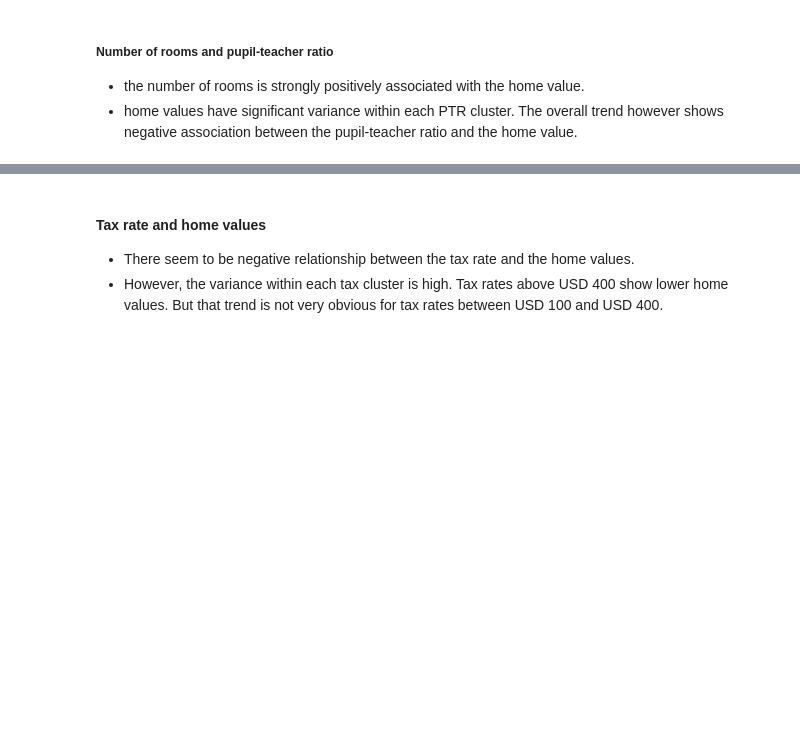
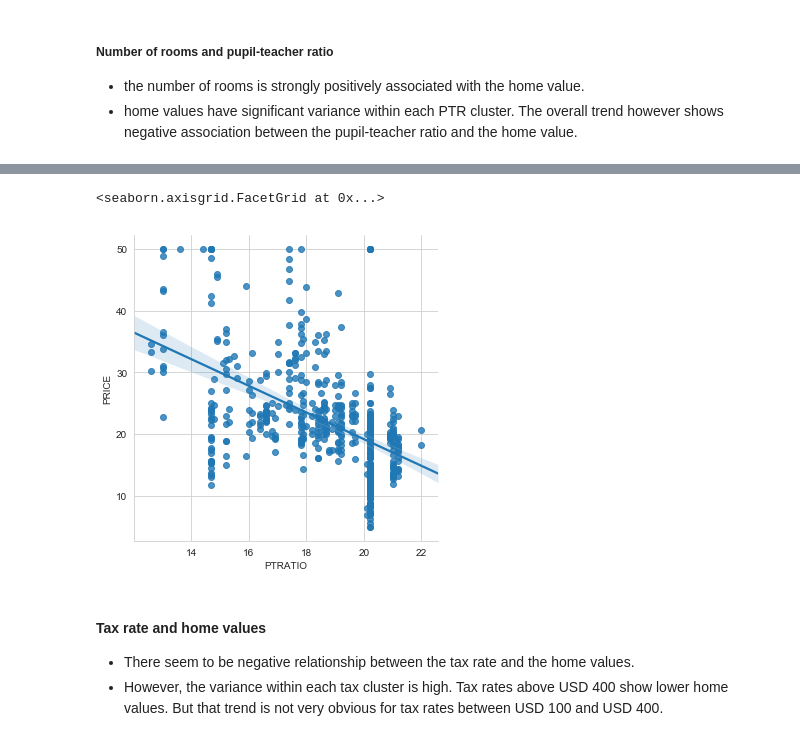
Before and after one commit to anoushavan/Exercises, a Jupyter notebook: linear_regression/Mini_Project_Linear_Regression.ipynb, the cells around one changed output, grey strips where cells are left out. Saved outputs shown, nothing was run; the diff lists cells and outputs as text; code cells hidden in the pictures; blank space fills up the shorter version.

```diff
--- a/linear_regression/Mini_Project_Linear_Regression.ipynb
+++ b/linear_regression/Mini_Project_Linear_Regression.ipynb
@@ -310,3 +310,8 @@ plt.tight_layout()
+# %%
+sns.lmplot('PTRATIO', 'PRICE', data=bos)
+# %% [output]
+<seaborn.axisgrid.FacetGrid at 0x...>
+[figure, added]
 # %% [markdown]
 #### Tax rate and home values
 * There seem to be negative relationship between the tax rate and the home values.
```
Also changed, not shown: parts of 22 cells of this notebook, 22 other files.
